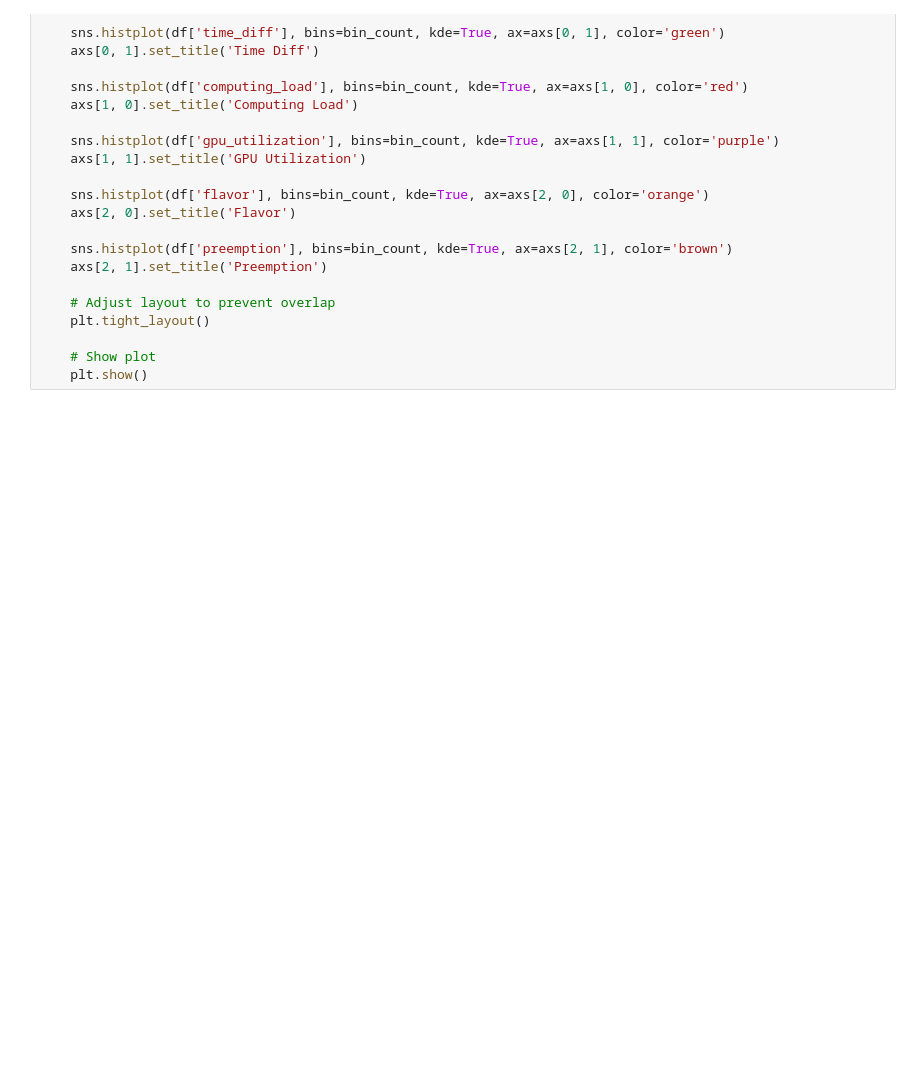
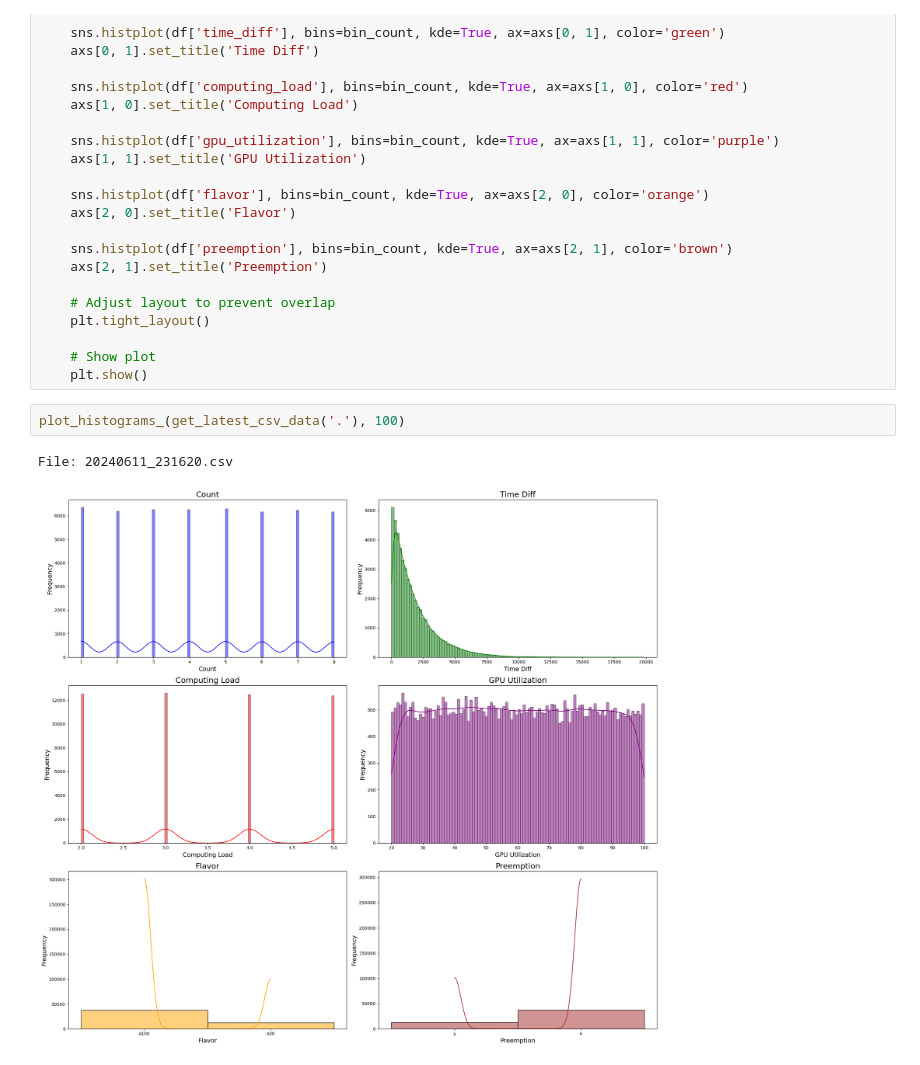
Before and after one commit to mystous/gpu_scheduler, a Jupyter notebook: gen_data/check_datafile.ipynb, the cells around one changed output. Saved outputs shown, nothing was run; the diff lists cells and outputs as text; blank space fills up the shorter version.

```diff
--- a/gen_data/check_datafile.ipynb
+++ b/gen_data/check_datafile.ipynb
@@ -100,6 +100,11 @@ def plot_histograms(df, bin_count):
 
     # Show plot
     plt.show()
+# %%
+plot_histograms_(get_latest_csv_data('.'), 100)
+# %% [output]
+File: 20240611_231620.csv
+[figure, added]
 # %%
 folder_path = '.'  # Replace with your folder path
 df = get_latest_csv_data(folder_path)
```
Also changed, not shown: parts of 4 cells of this notebook, 32 other files.
